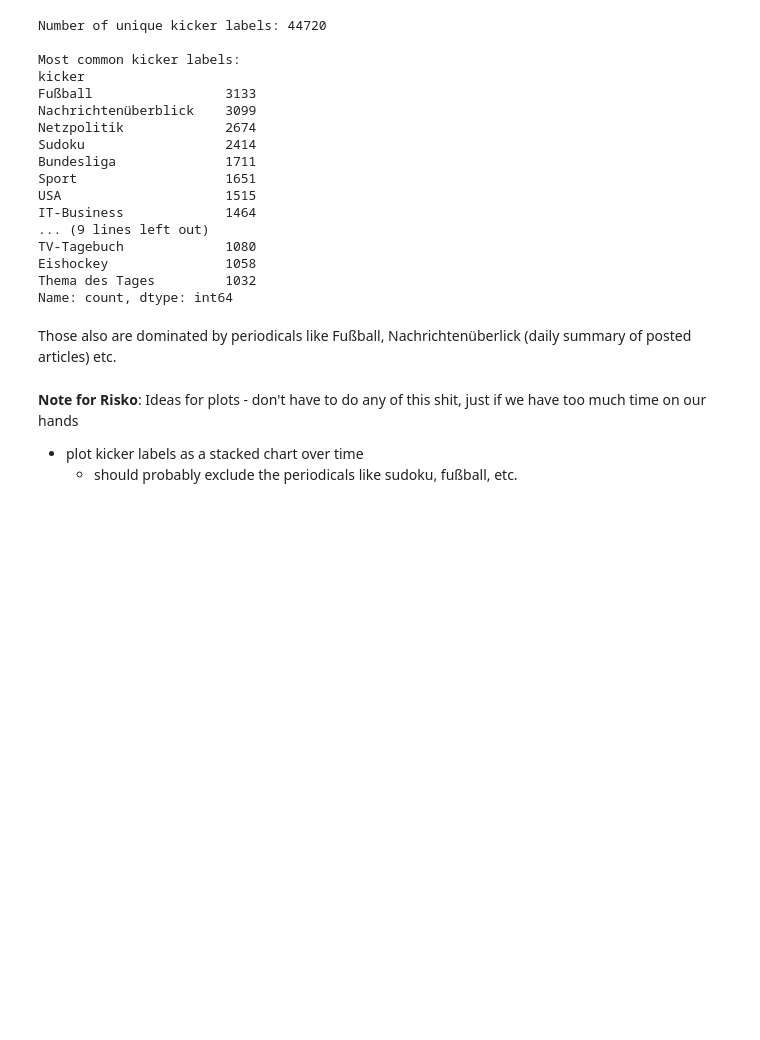
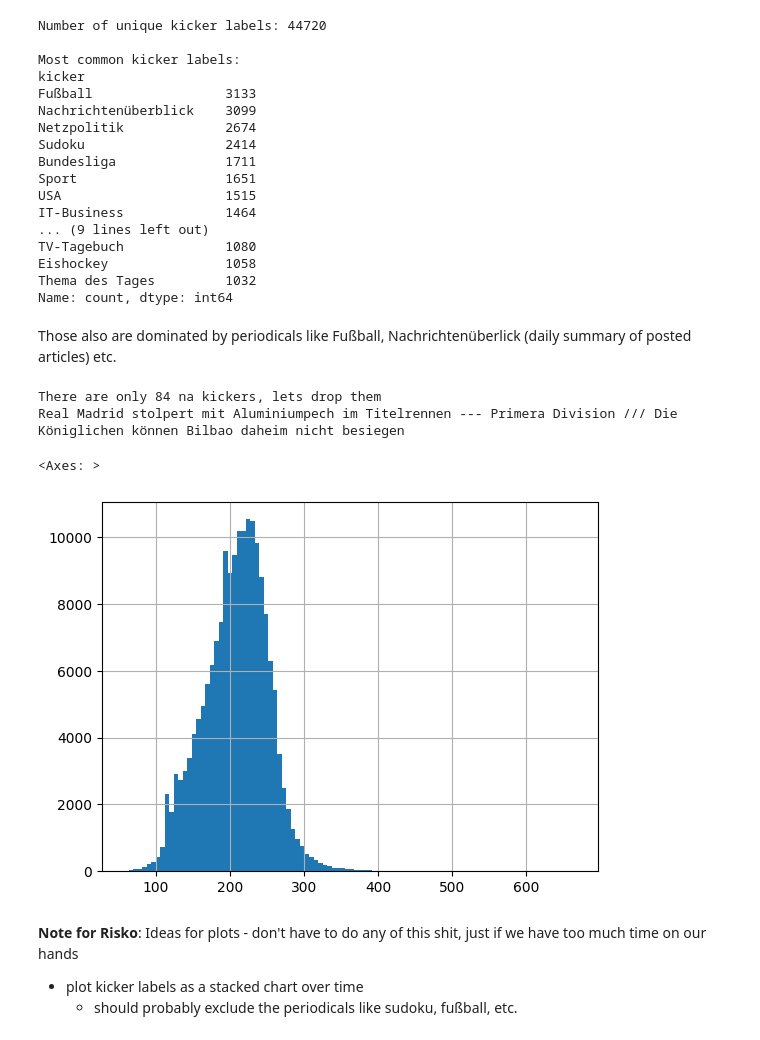
Before and after one commit to pastra98/AI_Lab, a Jupyter notebook: assignment/ml_analysis.ipynb, the cells around one changed output. Drawn from its saved outputs; the diff is of its cells as text; code cells hidden in the pictures; blank space fills up the shorter version.

```diff
--- a/assignment/ml_analysis.ipynb
+++ b/assignment/ml_analysis.ipynb
@@ -258 +259,14 @@ plt.show()
+# %%
+target_map = pd.DataFrame({
+    'lower_b': lower_bound[0].values,
+    'bounds': df['n_posts_percentile'].value_counts().index
+})
+
+target_map.sort_values(by='lower_b', inplace=True)
+target_map.reset_index(drop=True, inplace=True)
+
+# Map 'n_posts_percentile' to 'bounds' and assign the index of the matching row to 'target'
+df['target'] = df['n_posts_percentile'].map(target_map.reset_index().set_index('bounds')['index'])
+# save the target map
+target_map.to_csv('./data/target_map.csv', index=False)
 # %% [markdown]
@@ -377,9 +391,23 @@ Eishockey               1058
 Thema des Tages         1032
 Name: count, dtype: int64
 # %% [markdown]
-Those also are dominated by periodicals like Fußball, Nachrichtenüberlick (daily summary of posted articles) etc.
+ Those also are dominated by periodicals like Fußball, Nachrichtenüberlick (daily summary of posted articles) etc.
+# %%
+print(f'There are only {df['kicker'].isna().sum()} na kickers, lets drop them')
+# drop kicker na values
+df.dropna(subset=['kicker'], inplace=True)
+# combine the title, subtitle and kicker into one column
+df['title_subtitle_kicker'] = df['title'] + ' --- ' + df['kicker'] + ' /// ' + df['subtitle']
+print(df['title_subtitle_kicker'][0])
+# plot the distribution of the length of the title_subtitle_kicker column
+df['title_subtitle_kicker'].str.len().hist(bins=100)
+# %% [output]
+There are only 84 na kickers, lets drop them
+Real Madrid stolpert mit Aluminiumpech im Titelrennen --- Primera Division /// Die Königlichen können Bilbao daheim nicht besiegen
+<Axes: >
+[figure, added]
 # %% [markdown]
-**Note for Risko**: Ideas for plots - don't have to do any of this shit, just if we have too much time on our hands
- * plot kicker labels as a stacked chart over time
-   * should probably exclude the periodicals like sudoku, fußball, etc.
+ **Note for Risko**: Ideas for plots - don't have to do any of this shit, just if we have too much time on our hands
+  * plot kicker labels as a stacked chart over time
+    * should probably exclude the periodicals like sudoku, fußball, etc.
 # %% [markdown]
```
Also changed, not shown: parts of 23 cells of this notebook, 1 other file.
